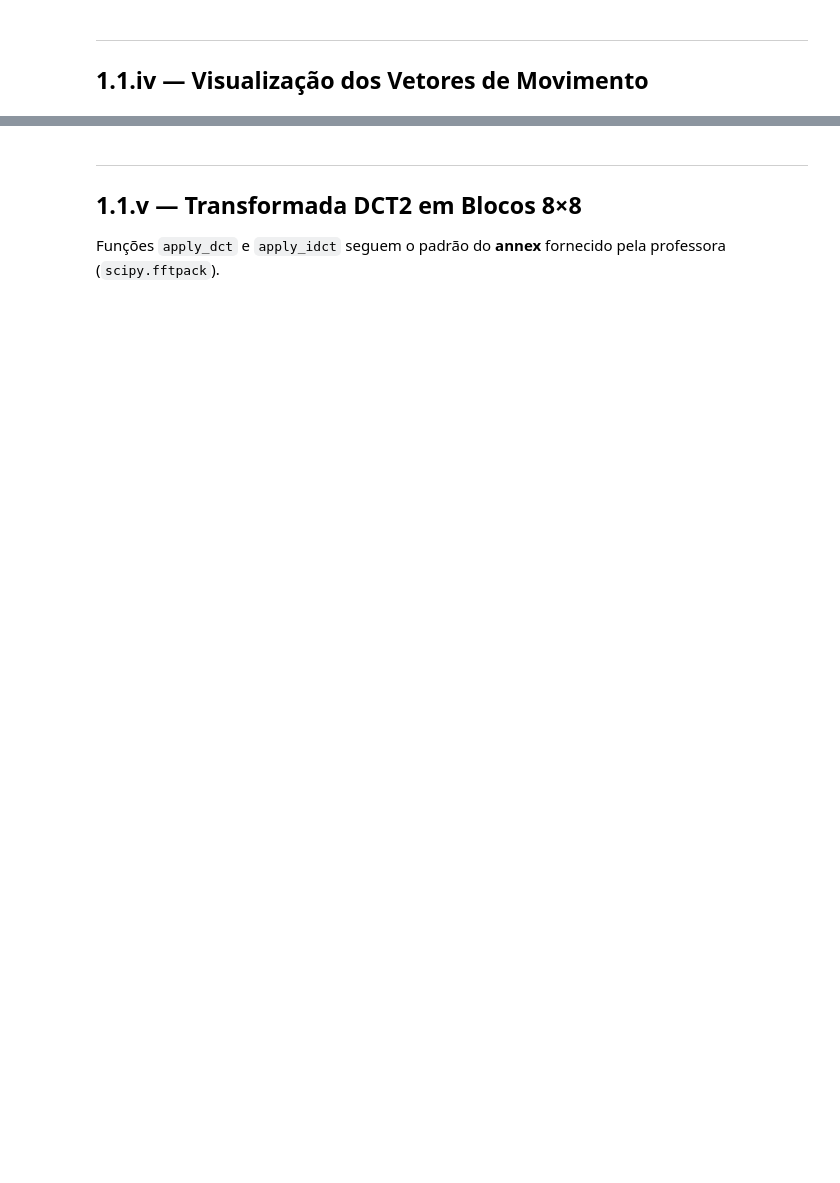
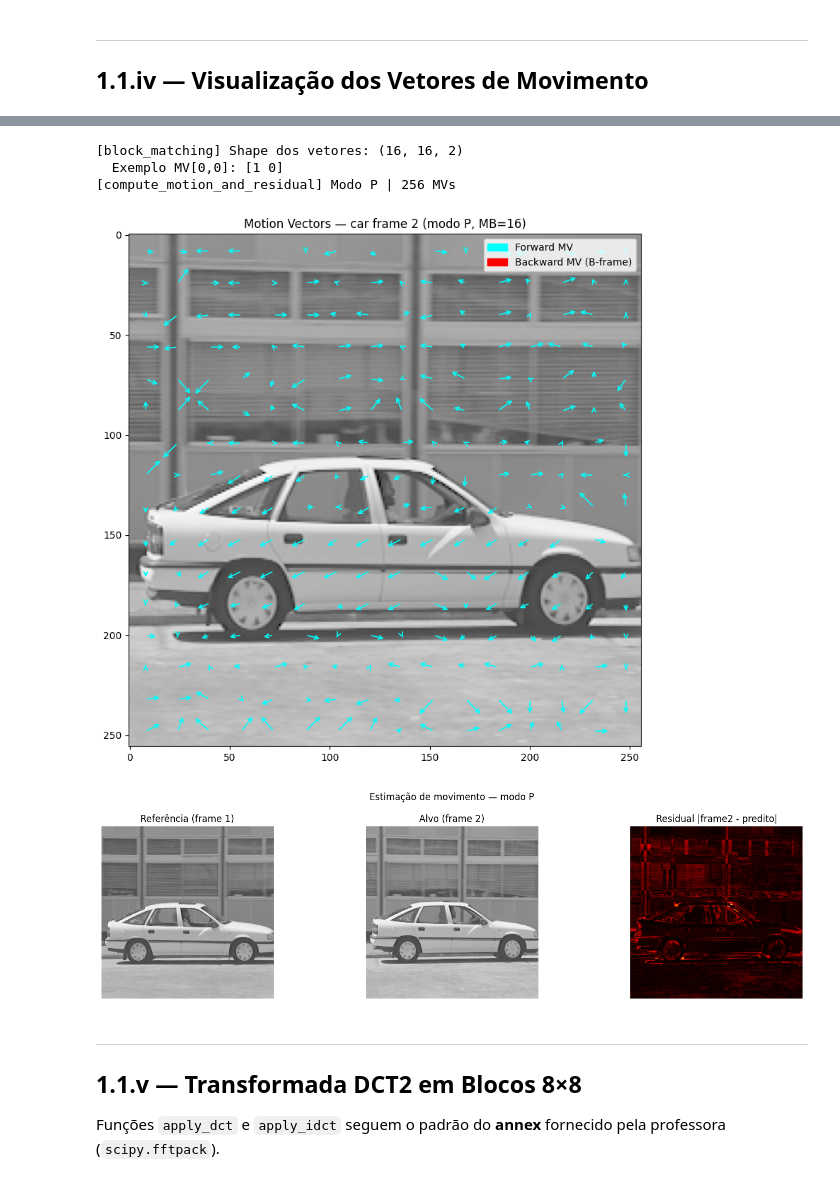
Before and after one commit to cruzafonso3/CIM-assignment-5, a Jupyter notebook: Part1.ipynb, the cells around one changed output, grey strips where cells are left out. Cells and saved outputs as stored; diff of their text form; code cells hidden in the pictures; blank space fills up the shorter version.

```diff
--- a/Part1.ipynb
+++ b/Part1.ipynb
@@ -351,34 +366,40 @@ print("Função 1.1.iv definida com sucesso.")
 # (usando a sequência 'car' se disponível)
 
 if 'frames_y_car' in dir() and len(frames_y_car) >= 2:
     f0 = frames_y_car[0]
     f1 = frames_y_car[1]
 
     # Usando a função original da professora (1.1.ii)
     mv_simple = block_matching(f0, f1, block_size=16, search_range=8)
     print(f"[block_matching] Shape dos vetores: {mv_simple.shape}")
     print(f"  Exemplo MV[0,0]: {mv_simple[0,0]}")
 
     # Usando a função extendida (1.1.ii/iii)
     mv_list_P, residual_P = compute_motion_and_residual(
         f1, [f0], mode='P', search_range=8, block_size=16
     )
     print(f"[compute_motion_and_residual] Modo P | {len(mv_list_P)} MVs")
 
     # Visualização (1.1.iv)
     plot_motion_vectors(f1, mv_list_P, mode='P', block_size=16,
                         title='Motion Vectors — car frame 2 (modo P, MB=16)')
 
     # Residual
     fig, axes = plt.subplots(1, 3, figsize=(15, 4))
     axes[0].imshow(f0,          cmap='gray'); axes[0].set_title('Referência (frame 1)')
     axes[1].imshow(f1,          cmap='gray'); axes[1].set_title('Alvo (frame 2)')
-    axes[2].imshow(np.abs(residual_P), cmap='hot'); axes[2].set_title('Residual |frame2 - predito|')
+    axes[2].imshow(np.abs(residual_P), cmap='hot'); axes[2].set_title('Residual |frame2 - previsto|')
     for ax in axes: ax.axis('off')
     plt.suptitle('Estimação de movimento — modo P')
     plt.tight_layout(); plt.show()
 else:
     print("[INFO] frames_y_car não disponível. Execute a célula de carregamento anterior.")
+# %% [output]
+[block_matching] Shape dos vetores: (16, 16, 2)
+  Exemplo MV[0,0]: [1 0]
+[compute_motion_and_residual] Modo P | 256 MVs
+[figure, added]
+[figure, added]
 # %% [markdown]
 ---
 ## 1.1.v — Transformada DCT2 em Blocos 8×8
```
Also changed, not shown: parts of 16 cells of this notebook, 5 other files.
